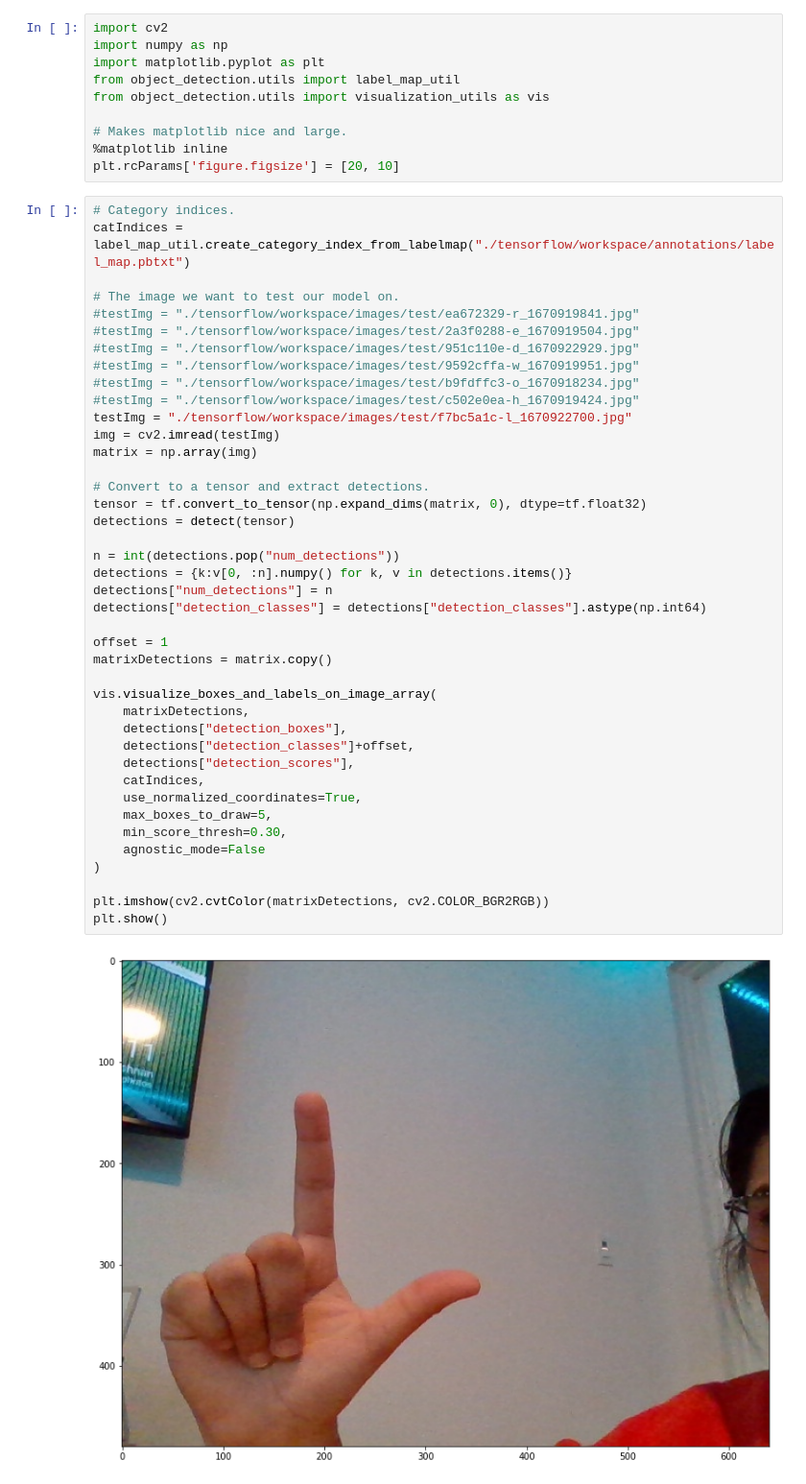
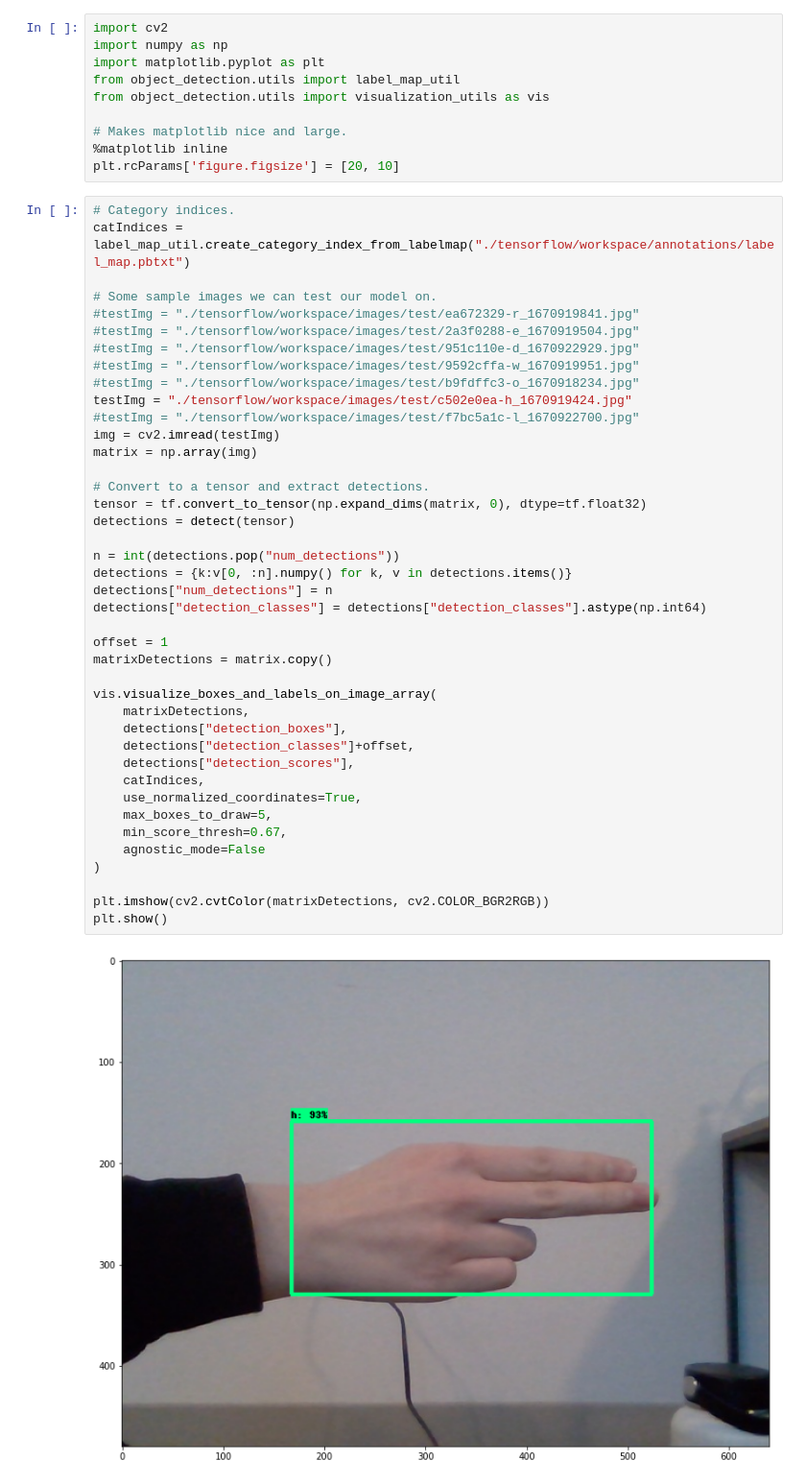
Before and after one commit to shawnduong/cse168-final, a Jupyter notebook: CSE 168 Lab 3 - Option 1.ipynb, the cells around one changed output. Shown at 96% size. Cells and saved outputs as stored; diff of their text form.

```diff
--- a/CSE 168 Lab 3 - Option 1.ipynb
+++ b/CSE 168 Lab 3 - Option 1.ipynb
@@ -412,42 +492,42 @@ plt.rcParams['figure.figsize'] = [20, 10]
 # Category indices.
 catIndices = label_map_util.create_category_index_from_labelmap("./tensorflow/workspace/annotations/label_map.pbtxt")
 
-# The image we want to test our model on.
+# Some sample images we can test our model on.
 #testImg = "./tensorflow/workspace/images/test/ea672329-r_1670919841.jpg"
 #testImg = "./tensorflow/workspace/images/test/2a3f0288-e_1670919504.jpg"
 #testImg = "./tensorflow/workspace/images/test/951c110e-d_1670922929.jpg"
 #testImg = "./tensorflow/workspace/images/test/9592cffa-w_1670919951.jpg"
 #testImg = "./tensorflow/workspace/images/test/b9fdffc3-o_1670918234.jpg"
-#testImg = "./tensorflow/workspace/images/test/c502e0ea-h_1670919424.jpg"
-testImg = "./tensorflow/workspace/images/test/f7bc5a1c-l_1670922700.jpg"
+testImg = "./tensorflow/workspace/images/test/c502e0ea-h_1670919424.jpg"
+#testImg = "./tensorflow/workspace/images/test/f7bc5a1c-l_1670922700.jpg"
 img = cv2.imread(testImg)
 matrix = np.array(img)
 
 # Convert to a tensor and extract detections.
 tensor = tf.convert_to_tensor(np.expand_dims(matrix, 0), dtype=tf.float32)
 detections = detect(tensor)
 
 n = int(detections.pop("num_detections"))
 detections = {k:v[0, :n].numpy() for k, v in detections.items()}
 detections["num_detections"] = n
 detections["detection_classes"] = detections["detection_classes"].astype(np.int64)
 
 offset = 1
 matrixDetections = matrix.copy()
 
 vis.visualize_boxes_and_labels_on_image_array(
     matrixDetections,
     detections["detection_boxes"],
     detections["detection_classes"]+offset,
     detections["detection_scores"],
     catIndices,
     use_normalized_coordinates=True,
     max_boxes_to_draw=5,
-    min_score_thresh=0.30,
+    min_score_thresh=0.67,
     agnostic_mode=False
 )
 
 plt.imshow(cv2.cvtColor(matrixDetections, cv2.COLOR_BGR2RGB))
 plt.show()
 # %% [output]
-[figure, old version]
+[figure, new version]
```
Also changed, not shown: parts of 13 cells of this notebook.
